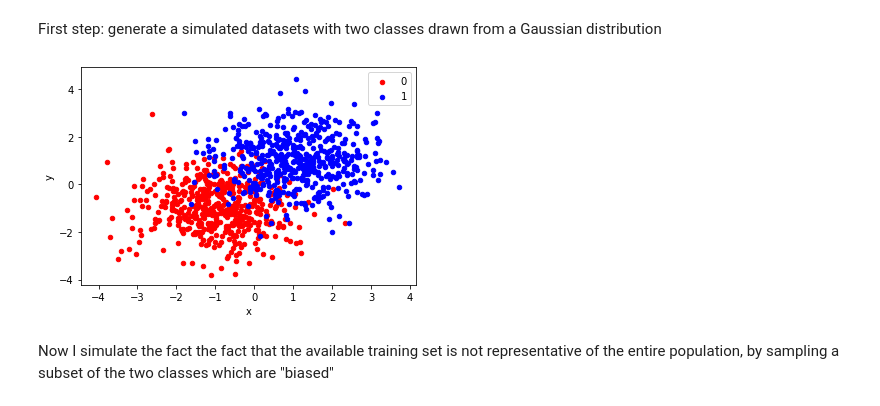
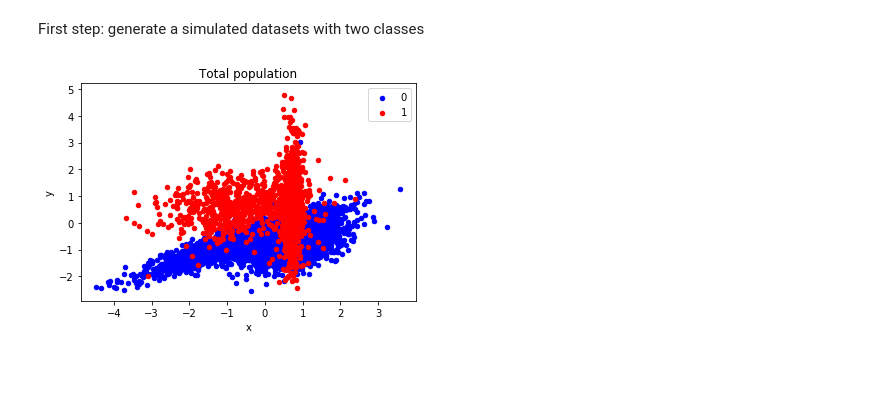
Before and after one commit to GiovannaNicora/reliability, a Jupyter notebook: SimulationReliability.ipynb, the cells around one changed output. Saved outputs shown, nothing was run; the diff lists cells and outputs as text; code cells hidden in the pictures; blank space fills up the shorter version.

```diff
--- a/SimulationReliability.ipynb
+++ b/SimulationReliability.ipynb
@@ -22,21 +50,10 @@ import numpy as np
+# %%
+def create_plot(df_pl, colors = {0:'blue', 1:'red'}, title='', group_by='label'):
+    fig, ax = pyplot.subplots()
+    grouped = df_pl.groupby(group_by)
+    for key, group in grouped:
+        group.plot(ax=ax, kind='scatter', x='x', y='y', label=key, color=colors[key])
+    pyplot.title(title)
+    pyplot.show()
 # %% [markdown]
 First step: generate a simulated datasets with two classes
- drawn from a Gaussian distribution
-# %%
-centers = [[-1, -1], [1, 1]]
-X, y = make_blobs(n_samples=1000, centers=centers,
-                  n_features=2, random_state=1,
-                  )
-# scatter plot, dots colored by class value
-df = DataFrame(dict(x=X[:,0], y=X[:,1], label=y))
-colors = {0:'red', 1:'blue'}
-fig, ax = pyplot.subplots()
-grouped = df.groupby('label')
-for key, group in grouped:
-    group.plot(ax=ax, kind='scatter', x='x', y='y', label=key, color=colors[key])
-pyplot.show()
-# %% [output]
-[figure, removed]
-# %% [markdown]
-Now I simulate the fact the fact that the available training set is not representative
-of the entire population, by sampling a subset of the two classes which are "biased"
@@ -46,0 +60,14 @@ iX = np.where((df.x>=-1) & (df.x <=1))
+# %%
+# Generate a simulated datasets with two classes
+X, y, clusters = make_classification_adjusted(n_samples=6000, n_classes=2, n_features=2, n_informative=2,
+                           n_redundant=0,
+                           random_state=1, weights=np.array([0.8, 0.2]),
+                           class_sep=0.7,
+                           n_clusters_per_class=2, shuffle=False)
+
+class_num = Counter(y)
+# scatter plot, dots colored by class value
+df = pd.DataFrame(dict(x=X[:,0], y=X[:,1], label=y, clusters=clusters))
+create_plot(df, title='Total population')
+# %% [output]
+[figure, added]
```
Also changed, not shown: parts of 33 cells of this notebook, 4 other files.
